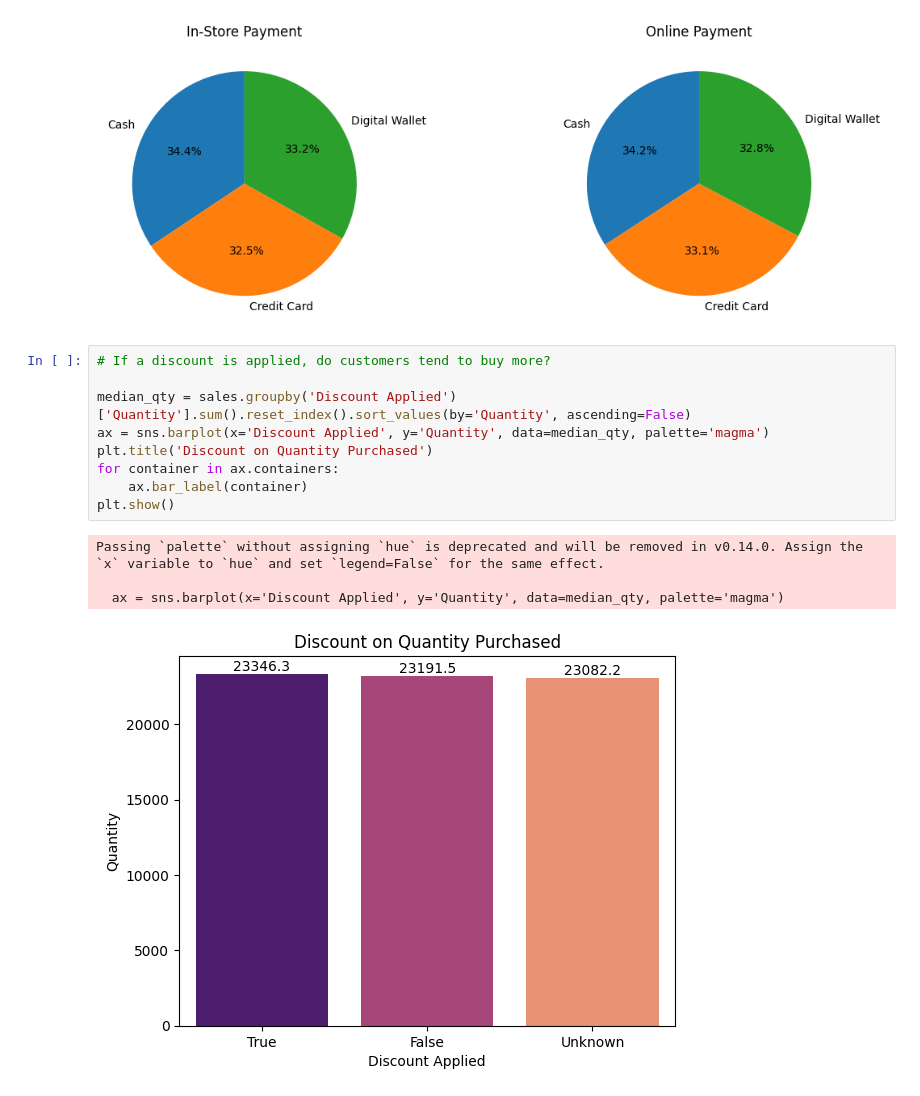
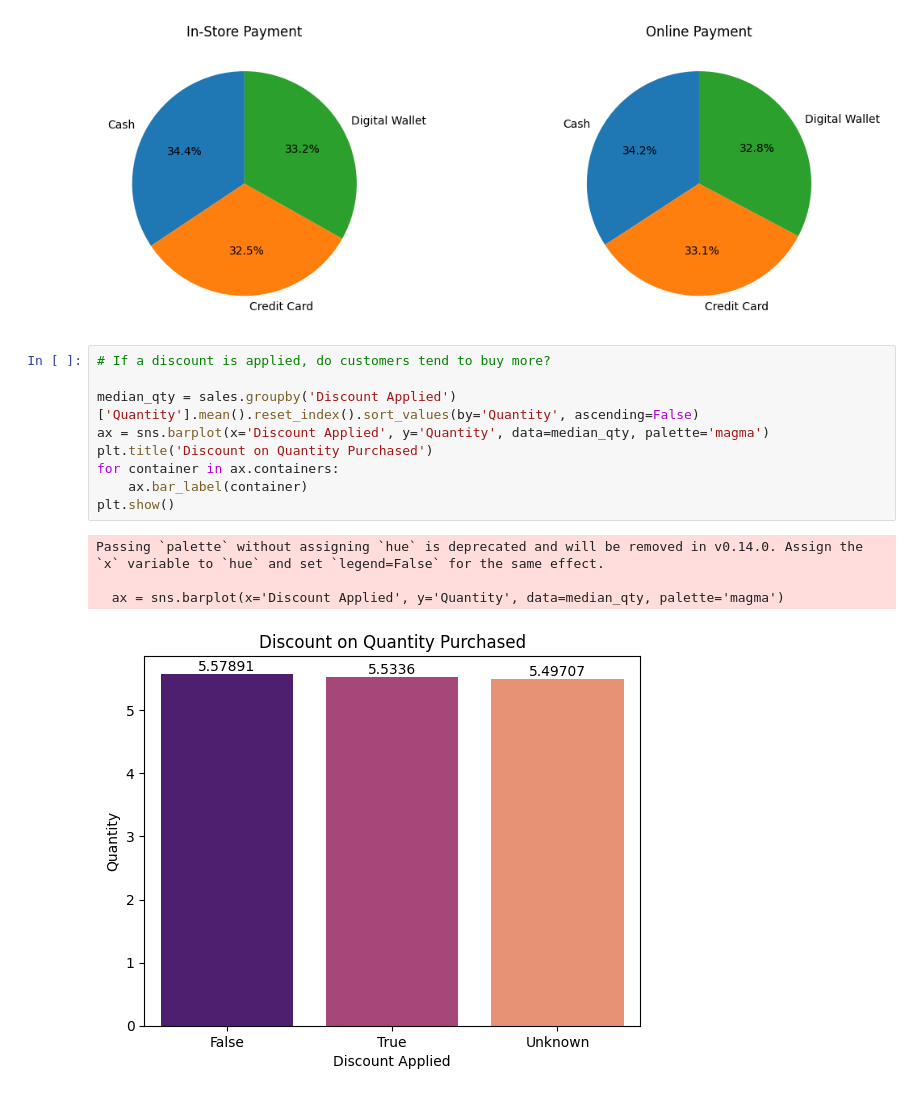
Before and after one commit to cityardhelaalisya/Data-Analyst-Portofolio, a Jupyter notebook: Retail_Store_Sales_Exploratory_Data_Analyst_and_Data_Cleaning.ipynb, the cells around one changed output. Drawn from its saved outputs; the diff is of its cells as text.

```diff
--- a/Retail_Store_Sales_Exploratory_Data_Analyst_and_Data_Cleaning.ipynb
+++ b/Retail_Store_Sales_Exploratory_Data_Analyst_and_Data_Cleaning.ipynb
@@ -224,14 +270,14 @@ plt.show()
 # %%
 # If a discount is applied, do customers tend to buy more?
 
-median_qty = sales.groupby('Discount Applied')['Quantity'].sum().reset_index().sort_values(by='Quantity', ascending=False)
+median_qty = sales.groupby('Discount Applied')['Quantity'].mean().reset_index().sort_values(by='Quantity', ascending=False)
 ax = sns.barplot(x='Discount Applied', y='Quantity', data=median_qty, palette='magma')
 plt.title('Discount on Quantity Purchased')
 for container in ax.containers:
     ax.bar_label(container)
 plt.show()
 # %% [output]
 Passing `palette` without assigning `hue` is deprecated and will be removed in v0.14.0. Assign the `x` variable to `hue` and set `legend=False` for the same effect.
 
   ax = sns.barplot(x='Discount Applied', y='Quantity', data=median_qty, palette='magma')
-[figure, old version]
+[figure, new version]
```
Also changed, not shown: parts of 3 cells of this notebook.
